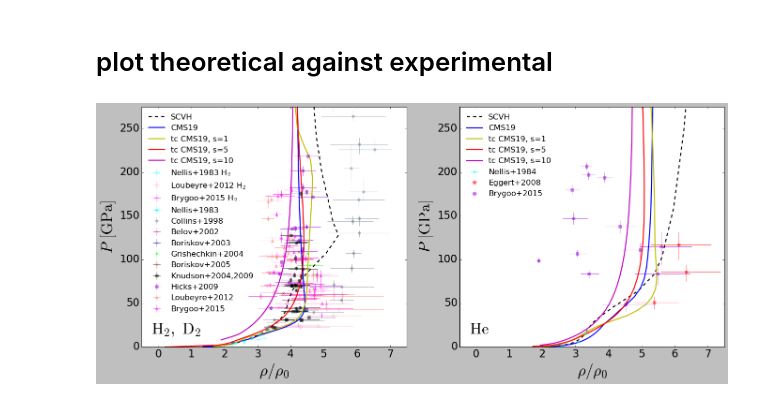
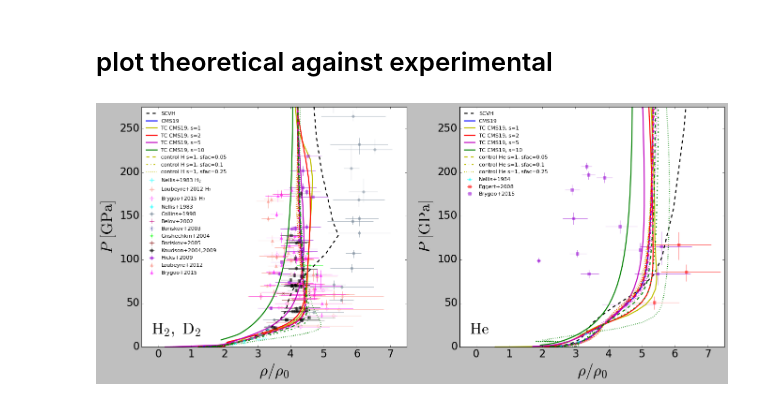
Before and after one commit to esandford/giant_planets, a Jupyter notebook: MESA_EoS/thermo_consistency/hugoniot_data/plot_hugoniot.ipynb, the cells around one changed output. Drawn from its saved outputs; the diff is of its cells as text; code cells hidden in the pictures.

```diff
--- a/MESA_EoS/thermo_consistency/hugoniot_data/plot_hugoniot.ipynb
+++ b/MESA_EoS/thermo_consistency/hugoniot_data/plot_hugoniot.ipynb
@@ -68,6 +68,9 @@ He_SCVH = np.genfromtxt("./eos_hugoniot_SCVH_He_TP.txt")
 
 tc_H_CMS19_s1 = np.genfromtxt("./eos_hugoniot_tc_CMS19_H_smoothing=1.txt")
 tc_He_CMS19_s1 = np.genfromtxt("./eos_hugoniot_tc_CMS19_He_smoothing=1.txt")
+
+tc_H_CMS19_s2 = np.genfromtxt("./eos_hugoniot_tc_CMS19_H_smoothing=2.txt")
+tc_He_CMS19_s2 = np.genfromtxt("./eos_hugoniot_tc_CMS19_He_smoothing=2.txt")
 
 tc_H_CMS19_s5 = np.genfromtxt("./eos_hugoniot_tc_CMS19_H_smoothing=5.txt")
 tc_He_CMS19_s5 = np.genfromtxt("./eos_hugoniot_tc_CMS19_He_smoothing=5.txt")
@@ -119,6 +122,7 @@ H_CMS19_Trho = H_CMS19_Trho[np.argsort(H_CMS19_Trho[:,1])]
 H_CMS19_TP = H_CMS19_TP[np.argsort(H_CMS19_TP[:,1])]
 H_SCVH = H_SCVH[np.argsort(H_SCVH[:,1])]
 tc_H_CMS19_s1 = tc_H_CMS19_s1[np.argsort(tc_H_CMS19_s1[:,1])]
+tc_H_CMS19_s2 = tc_H_CMS19_s2[np.argsort(tc_H_CMS19_s2[:,1])]
 tc_H_CMS19_s5 = tc_H_CMS19_s5[np.argsort(tc_H_CMS19_s5[:,1])]
 tc_H_CMS19_s10 = tc_H_CMS19_s10[np.argsort(tc_H_CMS19_s10[:,1])]
 
@@ -126,6 +130,7 @@ He_CMS19_Trho = He_CMS19_Trho[np.argsort(He_CMS19_Trho[:,1])]
 He_CMS19_TP = He_CMS19_TP[np.argsort(He_CMS19_TP[:,1])]
 He_SCVH = He_SCVH[np.argsort(He_SCVH[:,1])]
 tc_He_CMS19_s1 = tc_He_CMS19_s1[np.argsort(tc_He_CMS19_s1[:,1])]
+tc_He_CMS19_s2 = tc_He_CMS19_s2[np.argsort(tc_He_CMS19_s2[:,1])]
 tc_He_CMS19_s5 = tc_He_CMS19_s5[np.argsort(tc_He_CMS19_s5[:,1])]
 tc_He_CMS19_s10 = tc_He_CMS19_s10[np.argsort(tc_He_CMS19_s10[:,1])]
 # %% [markdown]
@@ -156,39 +161,69 @@ for i in range(len(sources_He)):
     data = Table.read(sources_He[i],format="ascii")
     xerr = np.vstack((data['eta_unc_lower[unitless]'],data['eta_unc_upper[unitless]']))
     yerr =  np.vstack((data['P_unc_lower[GPa]'],data['P_unc_upper[GPa]']))
     axes[1].errorbar(x=data['eta[unitless]'],y=data['P[GPa]'],xerr=xerr,yerr=yerr,marker=markers_He[i],ms=ms,markeredgecolor=edgecolors_He[i],markerfacecolor=facecolors_He[i],linestyle='None',elinewidth=1,ecolor=edgecolors_He[i],label=labels_He[i],capsize=0,alpha=expalpha)
 
 axes[0].plot(H_SCVH[:,0],H_SCVH[:,1], 'k--', lw=lw,label='SCVH')
 axes[1].plot(He_SCVH[:,0],He_SCVH[:,1], 'k--', lw=lw, label='SCVH')
 
 axes[0].plot(H_CMS19_Trho[:,0],H_CMS19_Trho[:,1], 'b-', lw=lw,label='CMS19')
 axes[1].plot(He_CMS19_Trho[:,0],He_CMS19_Trho[:,1], 'b-',lw=lw, label='CMS19')
 
-axes[0].plot(tc_H_CMS19_s1[:,0],tc_H_CMS19_s1[:,1], 'y-', lw=lw,label='tc CMS19, s=1')
-axes[1].plot(tc_He_CMS19_s1[:,0],tc_He_CMS19_s1[:,1], 'y-', lw=lw, label='tc CMS19, s=1')
+axes[0].plot(tc_H_CMS19_s1[:,0],tc_H_CMS19_s1[:,1], 'y-', lw=lw,label='TC CMS19, s=1')
+axes[1].plot(tc_He_CMS19_s1[:,0],tc_He_CMS19_s1[:,1], 'y-', lw=lw, label='TC CMS19, s=1')
 
-axes[0].plot(tc_H_CMS19_s5[:,0],tc_H_CMS19_s5[:,1], 'r-', lw=lw,label='tc CMS19, s=5')
-axes[1].plot(tc_He_CMS19_s5[:,0],tc_He_CMS19_s5[:,1], 'r-', lw=lw, label='tc CMS19, s=5')
+axes[0].plot(tc_H_CMS19_s2[:,0],tc_H_CMS19_s2[:,1], 'r-', lw=lw,label='TC CMS19, s=2')
+axes[1].plot(tc_He_CMS19_s2[:,0],tc_He_CMS19_s2[:,1], 'r-', lw=lw, label='TC CMS19, s=2')
 
-axes[0].plot(tc_H_CMS19_s10[:,0],tc_H_CMS19_s10[:,1], 'm-', lw=lw,label='tc CMS19, s=10')
-axes[1].plot(tc_He_CMS19_s10[:,0],tc_He_CMS19_s10[:,1], 'm-', lw=lw, label='tc CMS19, s=10')
+axes[0].plot(tc_H_CMS19_s5[:,0],tc_H_CMS19_s5[:,1], 'm-', lw=lw,label='TC CMS19, s=5')
+axes[1].plot(tc_He_CMS19_s5[:,0],tc_He_CMS19_s5[:,1], 'm-', lw=lw, label='TC CMS19, s=5')
+
+axes[0].plot(tc_H_CMS19_s10[:,0],tc_H_CMS19_s10[:,1], 'g-', lw=lw,label='TC CMS19, s=10')
+axes[1].plot(tc_He_CMS19_s10[:,0],tc_He_CMS19_s10[:,1], 'g-', lw=lw, label='TC CMS19, s=10')
+
+smoothingcolors = ['y','r','m','g']
+sfacls = ['--','-.',':']
+
+for i,smoothing in enumerate(np.array((1,2,5,10))):
+    for j,scalingfac in enumerate(np.array((0.05,0.1,0.25))):
+        H_filename = 'eos_hugoniot_control_CMS19_H_smoothing={0}_scalingfac={1}.txt'.format(smoothing, scalingfac)
+        He_filename = 'eos_hugoniot_control_CMS19_He_smoothing={0}_scalingfac={1}.txt'.format(smoothing, scalingfac)
+
+        control_H = np.genfromtxt(H_filename)
+        control_He = np.genfromtxt(He_filename)
+
+        control_H = control_H[np.argsort(control_H[:,1])]
+        control_He = control_He[np.argsort(control_He[:,1])]
+
+        if i==0:
+            H_label='control H s={0}, sfac={1}'.format(smoothing, scalingfac)
+            He_label='control He s={0}, sfac={1}'.format(smoothing, scalingfac)
+        else:
+            H_label=None
+            He_label=None
+        axes[0].plot(control_H[:,0],control_H[:,1], color=smoothingcolors[i],ls=sfacls[j],lw=lw,label=H_label)
+        axes[1].plot(control_He[:,0],control_He[:,1], color=smoothingcolors[i],ls=sfacls[j],lw=lw, label=He_label)
 
 for ax in axes:
     ax.set_xlabel(r'$\rho/\rho_0$',fontsize=30)
     ax.set_ylabel(r'$P\ \mathrm{[GPa]}$',fontsize=30)
     ax.set_xlim(-0.5,7.5)
     ax.set_ylim(0,275)
     #ax.set_ylim(0,50)
     ax.tick_params(axis='both', which='major', labelsize=20)
-    ax.legend(loc='upper left',frameon=False,numpoints=1,fontsize=15)
+    ax.legend(loc='upper left',frameon=False,numpoints=1,fontsize=10)
 
 axes[0].text(x=-0.2,y=15,s=r'$\mathrm{H}_2,\ \mathrm{D}_2$',fontsize=30)
-#axes[0].text(x=1,y=25,s=r'$\mathrm{D}_2$',fontsize=30)
+#axes[0].text(x=-0.2,y=3,s=r'$\mathrm{H}_2,\ \mathrm{D}_2$',fontsize=30)
 
 axes[1].text(x=-0.2,y=15,s=r'$\mathrm{He}$',fontsize=30)
+#axes[1].text(x=-0.2,y=3,s=r'$\mathrm{He}$',fontsize=30)
 
+#axes[0].set_xlim(2,5)
+#axes[1].set_xlim(3,6)
 
 plt.show()
+#plt.savefig("./hugoniots_with_control_EoS.pdf",bbox_inches='tight')
 #plt.savefig("hugoniots_lowPzoom.pdf",bbox_inches='tight')
 # %% [output]
-[figure, old version]
+[figure, new version]
```
Also changed, not shown: 41 other files.
